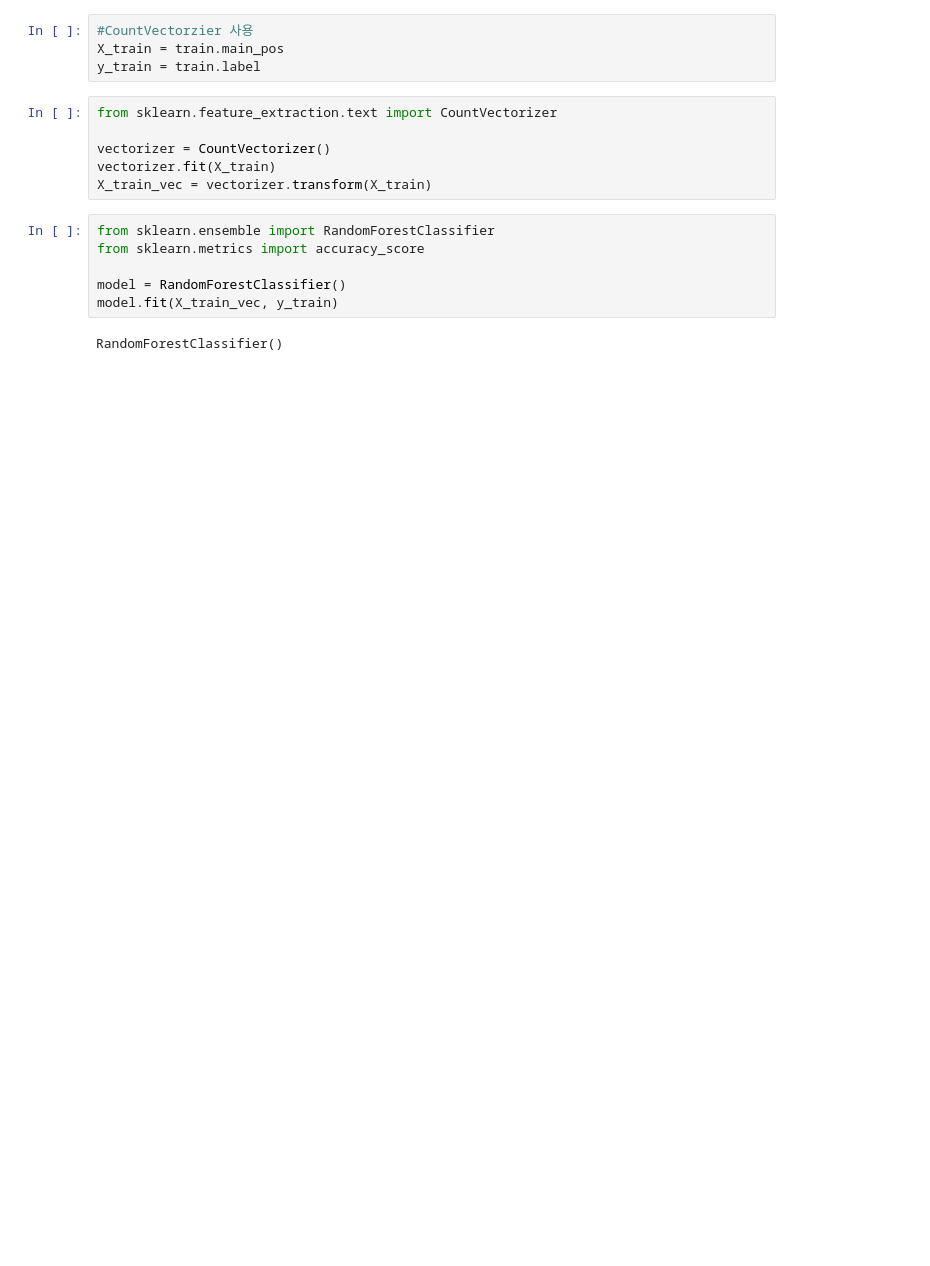
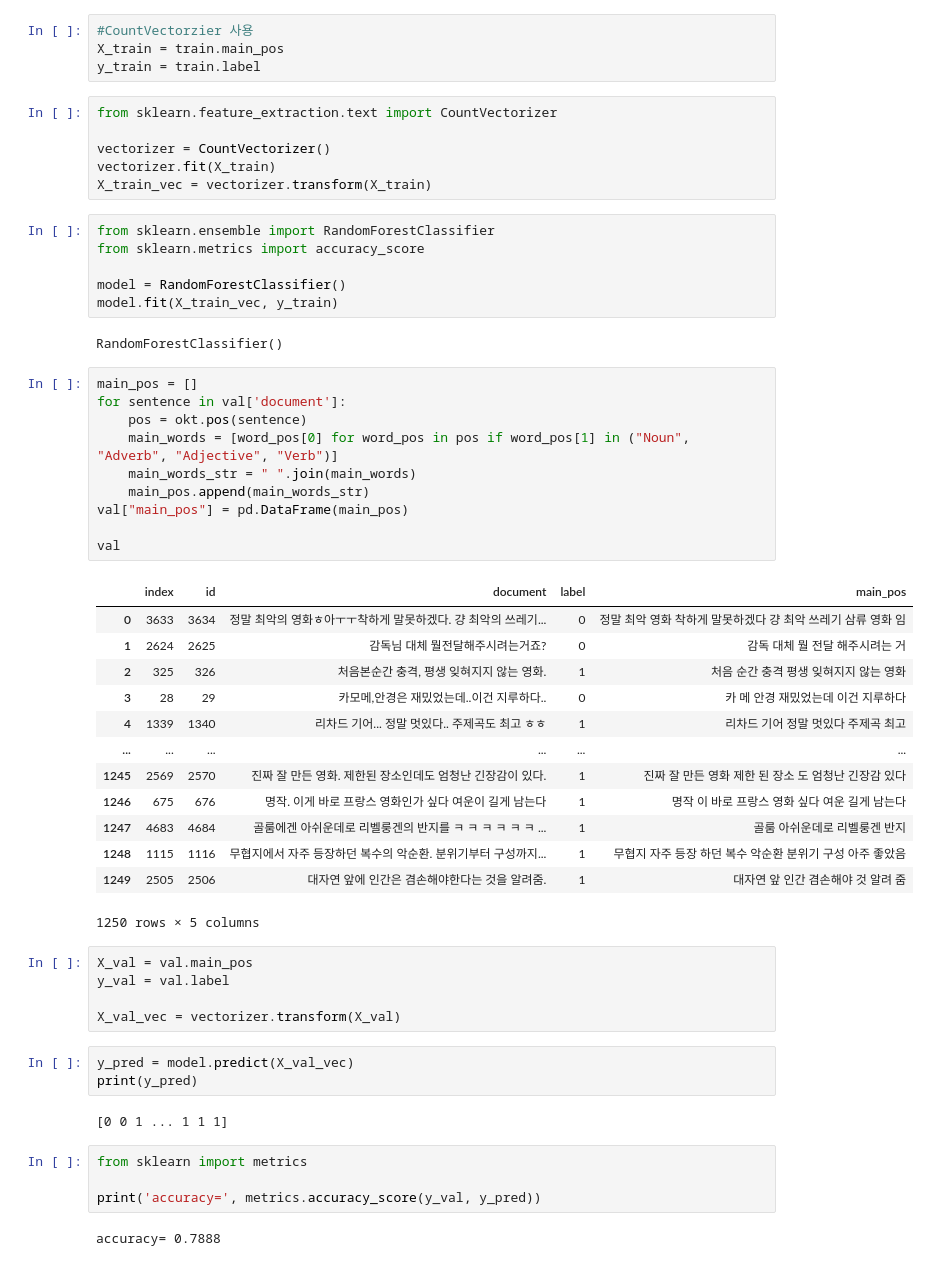
Before and after one commit to dmsehd04/Dacon_Basic_Movie, a Jupyter notebook: movie_mycode_rfc.ipynb, the cells around one changed output. Cells and saved outputs as stored; diff of their text form; blank space fills up the shorter version.

```diff
--- a/movie_mycode_rfc.ipynb
+++ b/movie_mycode_rfc.ipynb
@@ -103,3 +102,43 @@ model = RandomForestClassifier()
 model.fit(X_train_vec, y_train)
 # %% [output]
 RandomForestClassifier()
+# %%
+main_pos = []
+for sentence in val['document']:
+    pos = okt.pos(sentence)
+    main_words = [word_pos[0] for word_pos in pos if word_pos[1] in ("Noun", "Adverb", "Adjective", "Verb")]
+    main_words_str = " ".join(main_words)
+    main_pos.append(main_words_str)
+val["main_pos"] = pd.DataFrame(main_pos)
+
+val
+# %% [output]
+|  | index | id | document | label | main_pos |
+| 0 | 3633 | 3634 | 정말 최악의 영화ㅎ아ㅜㅜ착하게 말못하겠다. 걍 최악의 쓰레기... | 0 | 정말 최악 영화 착하게 말못하겠다 걍 최악 쓰레기 삼류 영화 임 |
+| 1 | 2624 | 2625 | 감독님 대체 뭘전달해주시려는거죠? | 0 | 감독 대체 뭘 전달 해주시려는 거 |
+| 2 | 325 | 326 | 처음본순간 충격, 평생 잊혀지지 않는 영화. | 1 | 처음 순간 충격 평생 잊혀지지 않는 영화 |
+| 3 | 28 | 29 | 카모메,안경은 재밌었는데..이건 지루하다.. | 0 | 카 메 안경 재밌었는데 이건 지루하다 |
+| 4 | 1339 | 1340 | 리차드 기어... 정말 멋있다.. 주제곡도 최고 ㅎㅎ | 1 | 리차드 기어 정말 멋있다 주제곡 최고 |
+| ... | ... | ... | ... | ... | ... |
+| 1245 | 2569 | 2570 | 진짜 잘 만든 영화. 제한된 장소인데도 엄청난 긴장감이 있다. | 1 | 진짜 잘 만든 영화 제한 된 장소 도 엄청난 긴장감 있다 |
+| 1246 | 675 | 676 | 명작. 이게 바로 프랑스 영화인가 싶다 여운이 길게 남는다 | 1 | 명작 이 바로 프랑스 영화 싶다 여운 길게 남는다 |
+| 1247 | 4683 | 4684 | 골룸에겐 아쉬운데로 리벨룽겐의 반지를 ㅋ ㅋ ㅋ ㅋ ㅋ ㅋ ... | 1 | 골룸 아쉬운데로 리벨룽겐 반지 |
+| 1248 | 1115 | 1116 | 무협지에서 자주 등장하던 복수의 악순환. 분위기부터 구성까지... | 1 | 무협지 자주 등장 하던 복수 악순환 분위기 구성 아주 좋았음 |
+| 1249 | 2505 | 2506 | 대자연 앞에 인간은 겸손해야한다는 것을 알려줌. | 1 | 대자연 앞 인간 겸손해야 것 알려 줌 |
+1250 rows × 5 columns
+# %%
+X_val = val.main_pos
+y_val = val.label
+
+X_val_vec = vectorizer.transform(X_val)
+# %%
+y_pred = model.predict(X_val_vec)
+print(y_pred)
+# %% [output]
+[0 0 1 ... 1 1 1]
+# %%
+from sklearn import metrics
+
+print('accuracy=', metrics.accuracy_score(y_val, y_pred))
+# %% [output]
+accuracy= 0.7888
```
Also changed, not shown: parts of 11 cells of this notebook.
